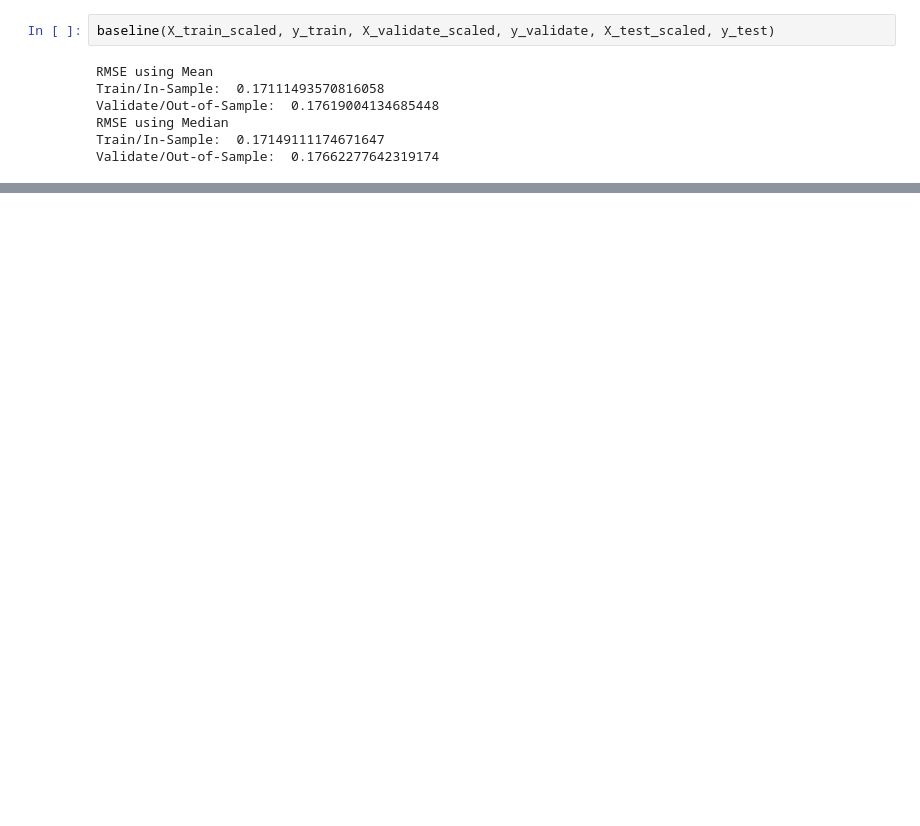
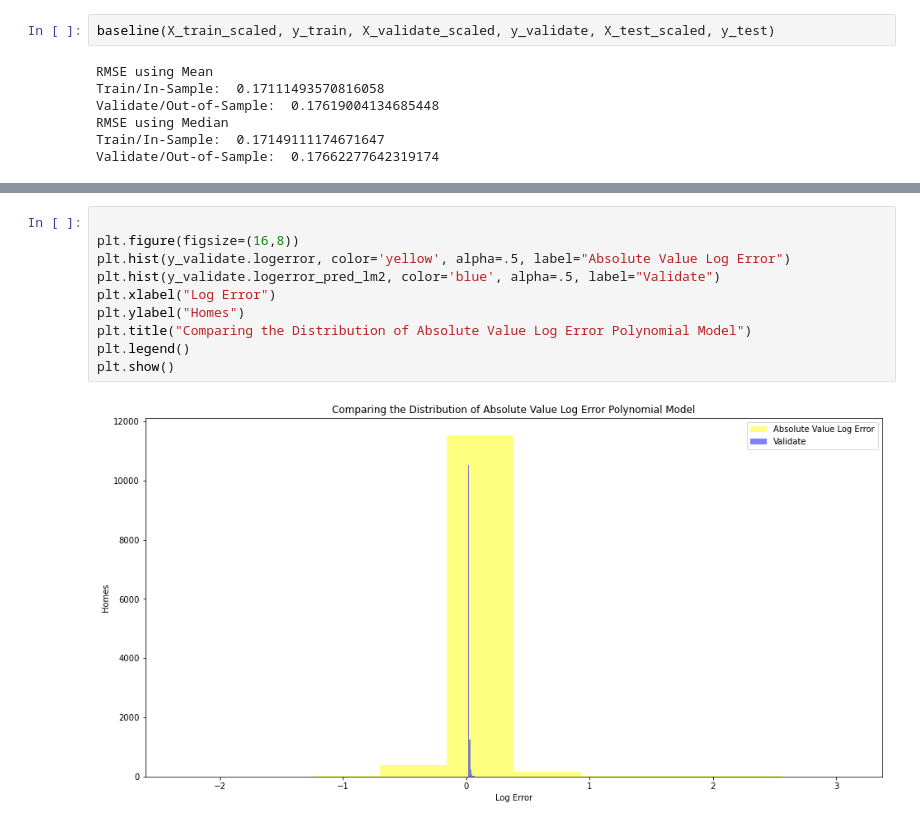
Before and after one commit to Michael-Mesa-Rae-Downen/project-3-clustering, a Jupyter notebook: modeling.ipynb, the cells around one changed output, grey strips where cells are left out. Cells and saved outputs as stored; diff of their text form; blank space fills up the shorter version.

```diff
--- a/modeling.ipynb
+++ b/modeling.ipynb
@@ -157,3 +167,15 @@ plt.show()
+# %%
+
+plt.figure(figsize=(16,8))
+plt.hist(y_validate.logerror, color='yellow', alpha=.5, label="Absolute Value Log Error")
+plt.hist(y_validate.logerror_pred_lm2, color='blue', alpha=.5, label="Validate")
+plt.xlabel("Log Error")
+plt.ylabel("Homes")
+plt.title("Comparing the Distribution of Absolute Value Log Error Polynomial Model")
+plt.legend()
+plt.show()
+# %% [output]
+[figure, added]
 # %%
 #Create a function for the LassoLars regression model object
 
```
Also changed, not shown: parts of 35 cells of this notebook, 1 other file.
